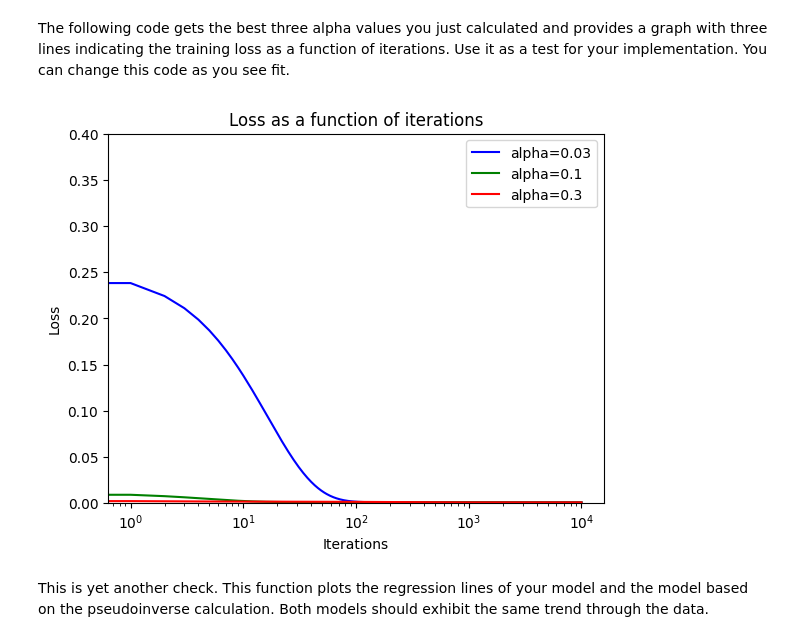
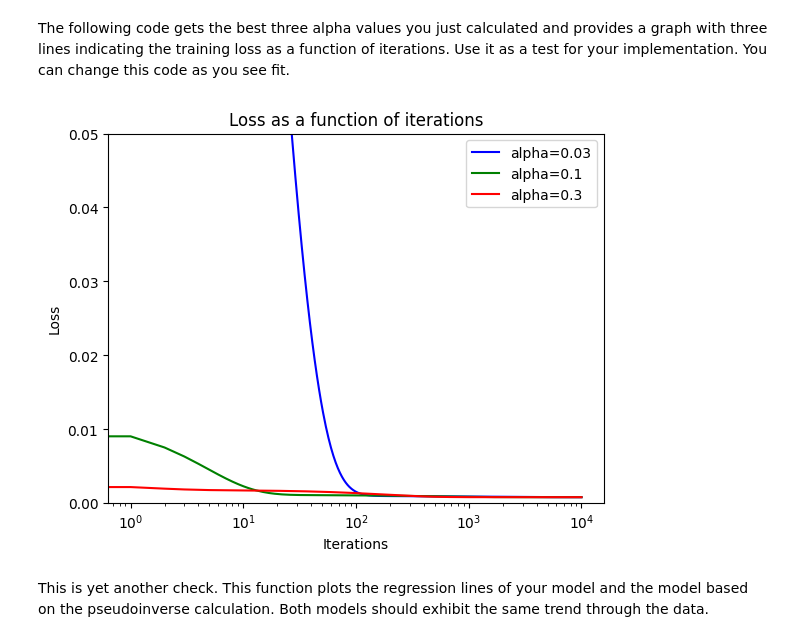
Before and after one commit to MatanSheffer/ml-course, a Jupyter notebook: hw1/hw1.ipynb, the cells around one changed output. Cells and saved outputs as stored; diff of their text form; code cells hidden in the pictures.

```diff
--- a/hw1/hw1.ipynb
+++ b/hw1/hw1.ipynb
@@ -249,25 +249,25 @@ The following code gets the best three alpha values you just calculated and prov
 # %%
 top_3_alphas = sorted([(value, key) for key, value in alpha_dict.items()], reverse=False)[:3]
 top_3_alphas = [x[1] for x in top_3_alphas]
 
 histories = []
 for alpha in top_3_alphas:
     params = np.random.random(size=2)
     _, J_history = gradient_descent(X_train ,y_train, params, alpha, num_iters=10000)
     histories.append(J_history)
 
 for i, (alpha, color) in enumerate(zip(top_3_alphas, ['b','g','r'])):
     plt.plot(np.arange(10000), histories[i], color, label='alpha='+str(alpha))
 
 plt.xscale('log')
-plt.ylim(0, 0.4)
+plt.ylim(0, 0.05)
 plt.xlabel('Iterations')
 plt.ylabel('Loss')
 plt.title('Loss as a function of iterations')
 plt.legend()
 plt.show()
 # %% [output]
-[figure, old version]
+[figure, new version]
 # %% [markdown]
 This is yet another check. This function plots the regression lines of your model and the model based on the pseudoinverse calculation. Both models should exhibit the same trend through the data.
 # %%
```
Also changed, not shown: 2 other files.
